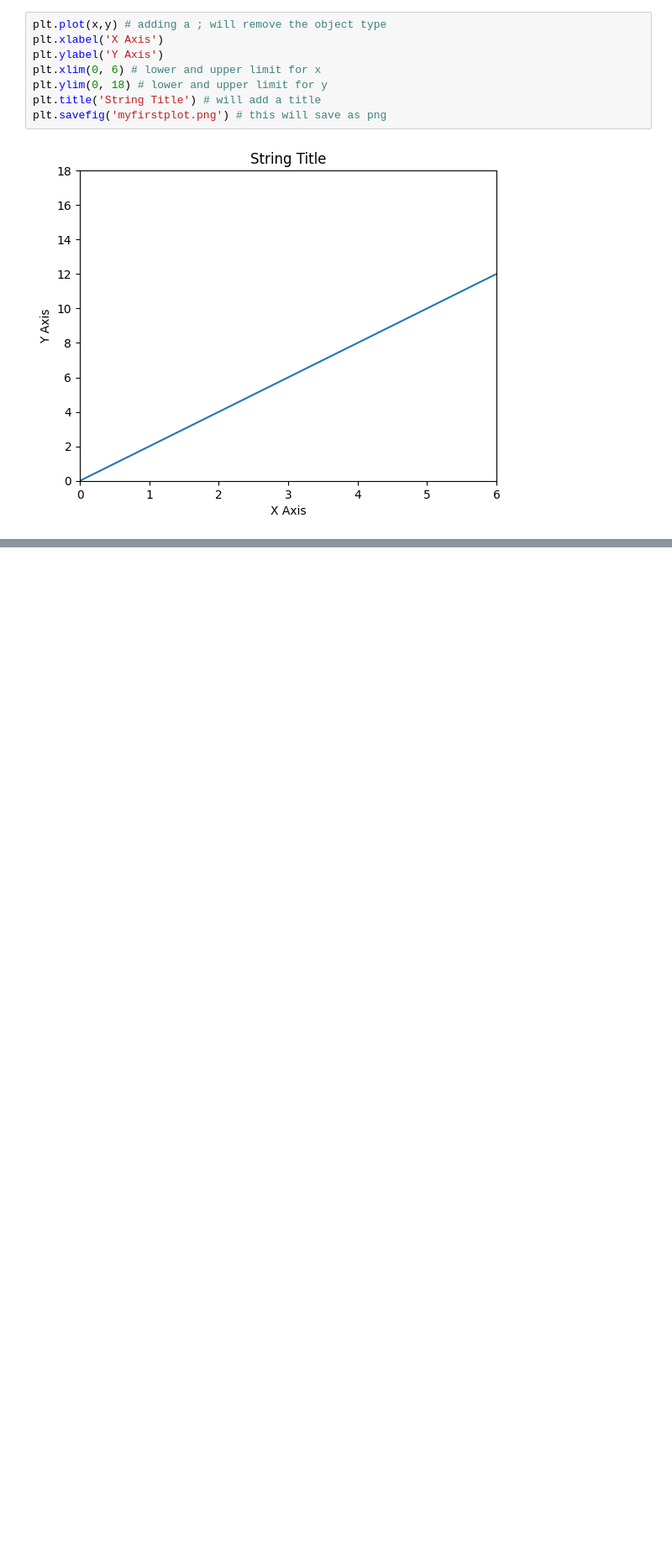
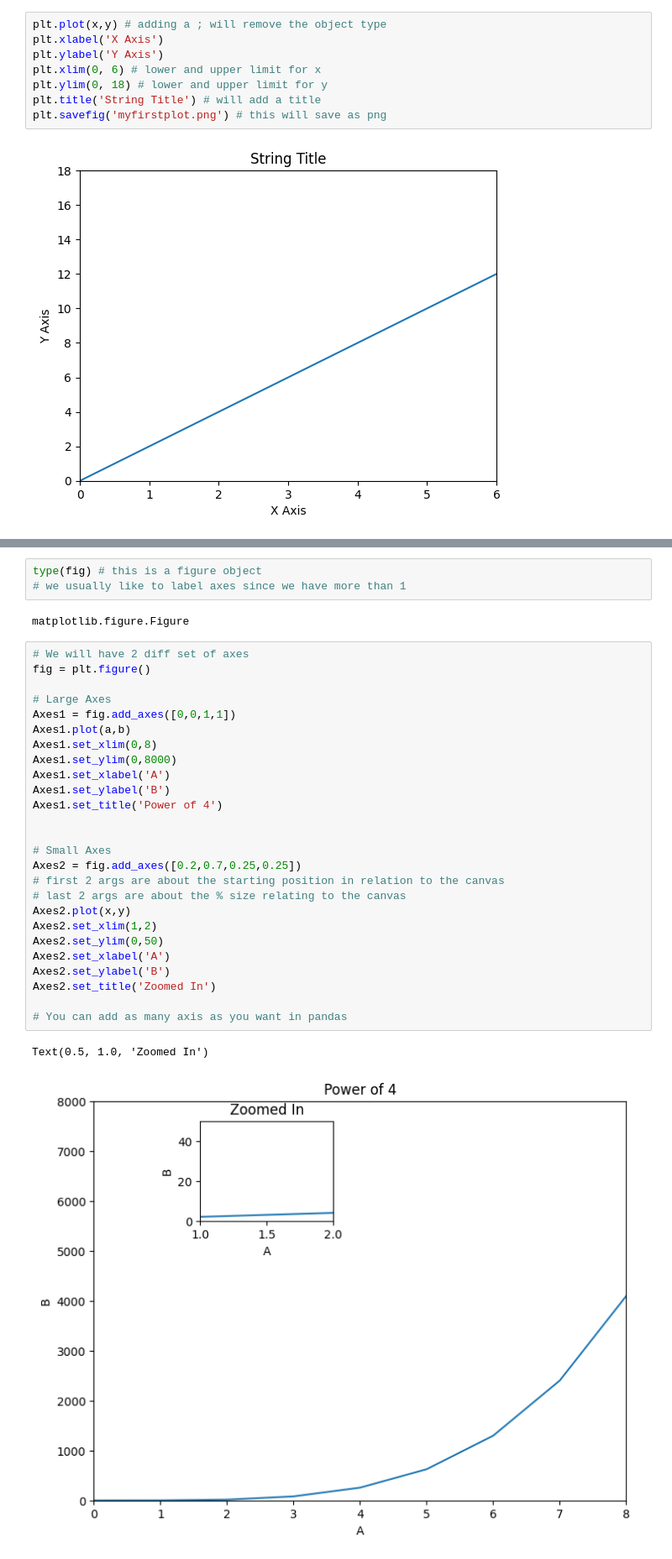
Before and after one commit to RagnarOkayy/DataAnalysisPython, a Jupyter notebook: UdemyMatPlotLib.ipynb, the cells around one changed output, grey strips where cells are left out. Shown: that part at 84% size. Cells and saved outputs as stored; diff of their text form; blank space fills up the shorter version.

```diff
--- a/UdemyMatPlotLib.ipynb
+++ b/UdemyMatPlotLib.ipynb
@@ -28,0 +65,34 @@ plt.savefig('myfirstplot.png') # this will save as png
+# %%
+type(fig) # this is a figure object
+# we usually like to label axes since we have more than 1
+# %% [output]
+matplotlib.figure.Figure
+# %%
+# We will have 2 diff set of axes
+fig = plt.figure()
+
+# Large Axes
+Axes1 = fig.add_axes([0,0,1,1])
+Axes1.plot(a,b)
+Axes1.set_xlim(0,8)
+Axes1.set_ylim(0,8000)
+Axes1.set_xlabel('A')
+Axes1.set_ylabel('B')
+Axes1.set_title('Power of 4')
+
+
+# Small Axes
+Axes2 = fig.add_axes([0.2,0.7,0.25,0.25])
+# first 2 args are about the starting position in relation to the canvas
+# last 2 args are about the % size relating to the canvas
+Axes2.plot(x,y)
+Axes2.set_xlim(1,2)
+Axes2.set_ylim(0,50)
+Axes2.set_xlabel('A')
+Axes2.set_ylabel('B')
+Axes2.set_title('Zoomed In')
+
+# You can add as many axis as you want in pandas
+# %% [output]
+Text(0.5, 1.0, 'Zoomed In')
+[figure, added]
```
Also changed, not shown: parts of 25 cells of this notebook, 3 other files.
